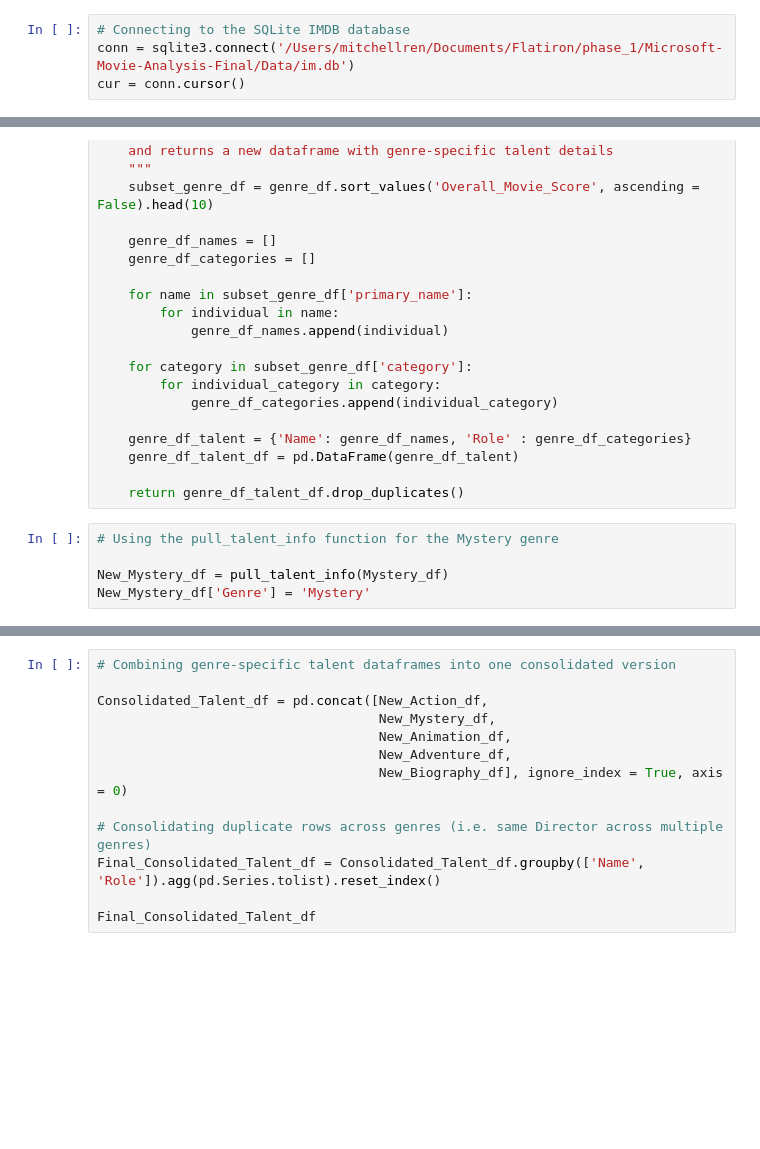
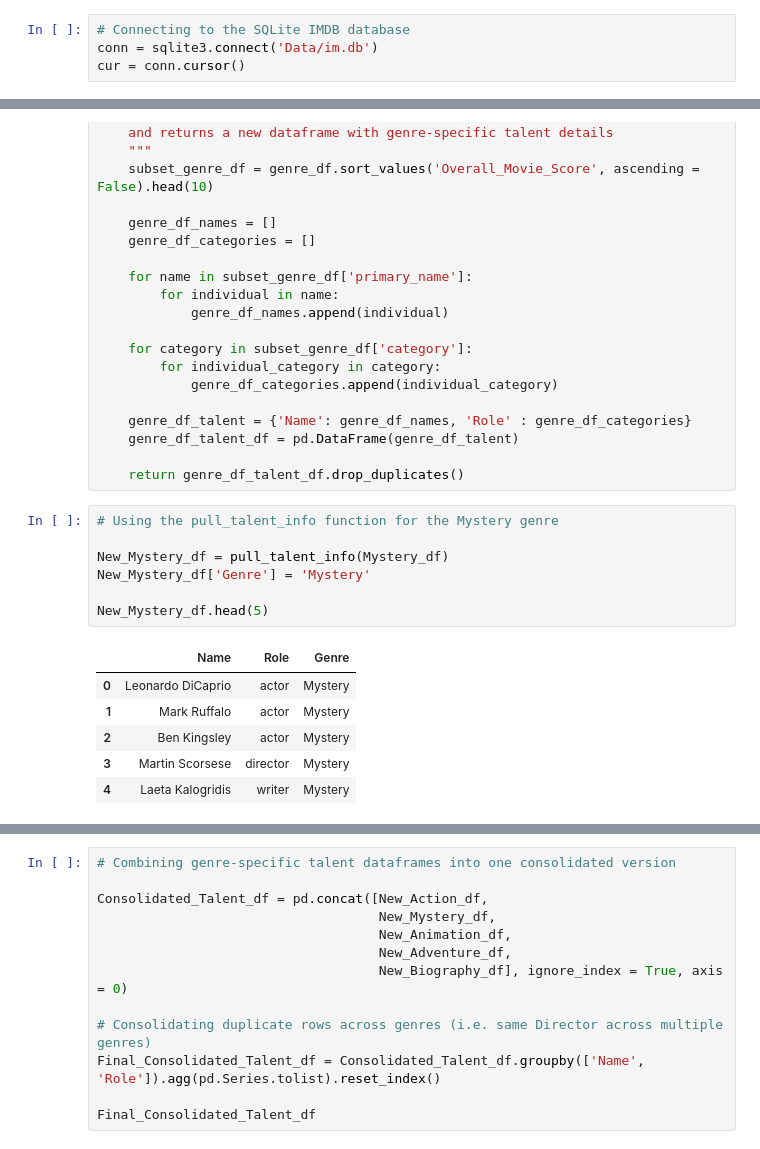
Before and after one commit to mitchellren123/Microsoft-Movie-Analysis, a Jupyter notebook: Microsoft_Movie_Analysis.ipynb, the cells around one changed output, grey strips where cells are left out. Cells and saved outputs as stored; diff of their text form; blank space fills up the shorter version.

```diff
--- a/Microsoft_Movie_Analysis.ipynb
+++ b/Microsoft_Movie_Analysis.ipynb
@@ -58,7 +58,7 @@ import sqlite3
 %matplotlib inline
 # %%
 # Connecting to the SQLite IMDB database
-conn = sqlite3.connect('/Users/mitchellren/Documents/Flatiron/phase_1/Microsoft-Movie-Analysis-Final/Data/im.db')
+conn = sqlite3.connect('Data/im.db')
 cur = conn.cursor()
 # %%
 # Joining the movie_basics and movie_ratings tables in the IMDB SQLite database
@@ -460,8 +468,17 @@ def pull_talent_info(genre_df):
 # %%
 # Using the pull_talent_info function for the Mystery genre
 
 New_Mystery_df = pull_talent_info(Mystery_df)
 New_Mystery_df['Genre'] = 'Mystery'
+
+New_Mystery_df.head(5)
+# %% [output]
+|  | Name | Role | Genre |
+| 0 | Leonardo DiCaprio | actor | Mystery |
+| 1 | Mark Ruffalo | actor | Mystery |
+| 2 | Ben Kingsley | actor | Mystery |
+| 3 | Martin Scorsese | director | Mystery |
+| 4 | Laeta Kalogridis | writer | Mystery |
 # %%
 # Using the pull_talent_info function for the Adventure genre
 
```
Also changed, not shown: parts of 7 cells of this notebook, 2 other files.
